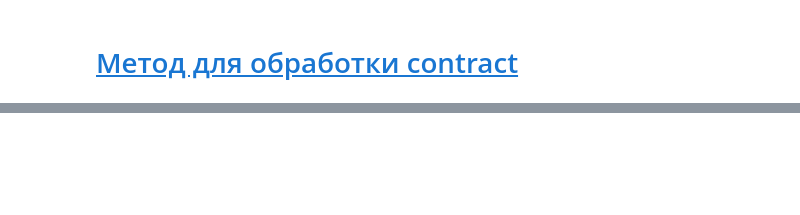
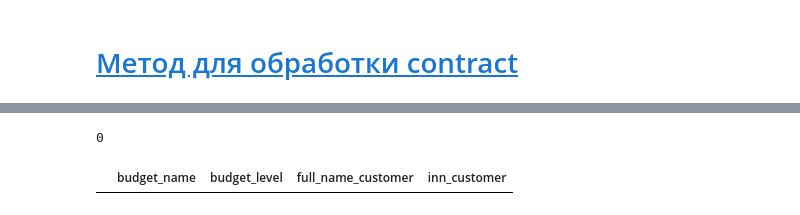
Before and after one commit to Gleb01548/contract_database, a Jupyter notebook: notebooks/test_processing_2.ipynb, the cells around one changed output, grey strips where cells are left out. Saved outputs shown, nothing was run; the diff lists cells and outputs as text; code cells hidden in the pictures; blank space fills up the shorter version.

```diff
--- a/notebooks/test_processing_2.ipynb
+++ b/notebooks/test_processing_2.ipynb
@@ -221,6 +222,9 @@ list_fed_2 = [
     "российской федерации",
     "таможня",
     "таможенного",
+    'российская академия образования',
+    'российская академия образования',
+    'российская академия художеств'
 ]
 
 list_local_2 = [
@@ -239,6 +243,7 @@ list_local_2 = [
     "администрации зато",
     "администрация пгт",
     "территориальная избирательная комиссия",
+    'районный исполнительный комитет'
 ]
 list_sub_2 = [
     "центр занятости населения",
@@ -281,27 +286,32 @@ list_anothe = [
     "акционерное московское общество",
     "общество с ограниченной ответственностью",
     "частное",
+    'комбинат',
+    'ооо '
 ]
 list_fed_3 = []
 list_sub_3 = [
     "ветеринар",
+    'колледж'
 ]
-list_local_3 = ["района", "сельск"]
+list_local_3 = ["района", "сельск", 'районное управление образованием', 'районное бюджетное учреждение', 'мбу ', 'городской Исполнительный комитет', 'городская избирательная комиссия']
 
 inn_sub = {
     "7727795994": 'Государственное бюджетное научное учреждение "Московский институт развития образования"',
     "4205050521": 'государственное учреждение "Кузбасспассажиравтотранс"',
     "1001036026": 'БЮДЖЕТНОЕ УЧРЕЖДЕНИЕ "ЦЕНТР КУЛЬТУРНЫХ ИНИЦИАТИВ" (АГЕНТСТВО "КУЛЬТУРНАЯ СЕТЬ КАРЕЛИИ")',
+    '2309102153': 'ГУП КК Кубаньфармация'
 }
-inn_fed = {"7704193182": "Региональное оперативно-поисковое управление"}
+inn_fed = {"7704193182": "Региональное оперативно-поисковое управление",
+           '6672239827': 'ЛИНЕЙНЫЙ ОТДЕЛ МИНИСТЕРСТВА ВНУТРЕННИХ ДЕЛ РОССИЙСКОЙ ФЕДЕРАЦИИ В АЭРОПОРТУ "КОЛЬЦОВО'}
 inn_mun = {
     "3509009509": 'БЮДЖЕТНОЕ УЧРЕЖДЕНИЕ "КОММУНАЛЬЩИК"',
     "3511005766": 'БЮДЖЕТНОЕ УЧРЕЖДЕНИЕ КУЛЬТУРЫ "КИРИЛЛОВСКИЙ КИНОДОСУГОВЫЙ ЦЕНТР"',
+    '4506004871': 'Управление по делам образования, культуры, молодежи и спорта'
 }
 inn_another = {"1633002328": 'ДЕТСКИЙ ОЗДОРОВИТЕЛЬНЫЙ ЛАГЕРЬ "ЧАЙКА"'}
 
 name_for_result = ["местный", "субъектовый", "федеральный", "иное"]
-
 
 def fillna_organization_level(budget_level: str, full_name_customer: str, inn_customer: str):
     if type(budget_level) != str:
@@ -774,7 +785,8 @@ Index(['number_contract', 'address_customer', 'full_name_customer',
  'date_end_performance',
  'date_registration_supplier']
 # %%
-def processing_date_contracr(df: Series, columns: list):
+def processing_date_contract(df: Series, columns: list):
+    year = 2014
     dict_result = {}
 
     date_list = [i for i in columns if "date" in i]
@@ -792,6 +804,7 @@ def processing_date_contracr(df: Series, columns: list):
         "date_posting",
         "date_performance",
         "date_end_performance",
+        'date_contract_registry'
     ]:
         if type(dict_result[date]) == datetime.date:
             year = str(dict_result[date].year)
@@ -832,7 +845,7 @@ df_buffer = pd.DataFrame(
 for file_name in tqdm(sorted(os.listdir(path_test), key=lambda x: int(x.removesuffix(".csv")))):
     df_test_now = pd.read_csv(os.path.join(path_test, file_name), sep="|", dtype="str")
     df_test_now[columns] = df_test_now.parallel_apply(
-        lambda x: processing_date_contracr(x, columns=columns), axis=1, result_type="expand"
+        lambda x: processing_date_contract(x, columns=columns), axis=1, result_type="expand"
     )
     problem_level_org = df_test_now.organization_level.isnull().sum()
     num_problem += problem_level_org
@@ -848,3 +861,9 @@ for file_name in tqdm(sorted(os.listdir(path_test), key=lambda x: int(x.removesu
             ]
         )
 num_problem
+# %% [output]
+0
+# %%
+df_buffer
+# %% [output]
+|  | budget_name | budget_level | full_name_customer | inn_customer |
```
Also changed, not shown: parts of 11 cells of this notebook, 2 other files.
